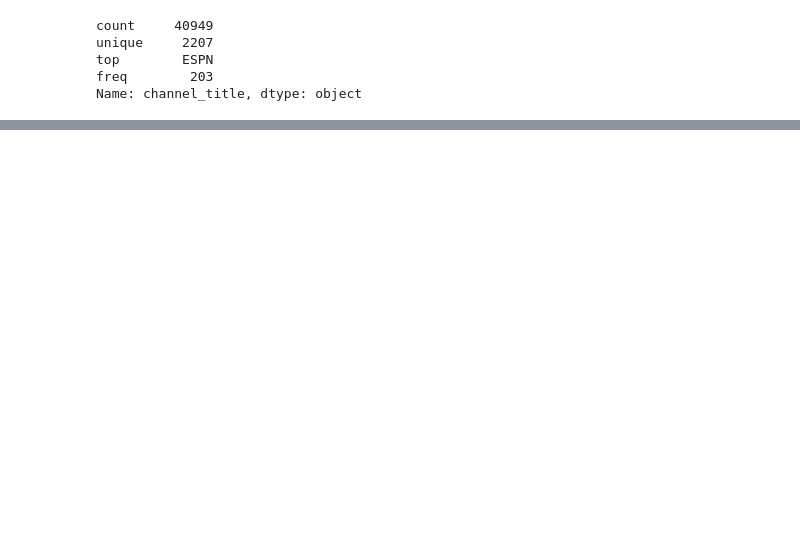
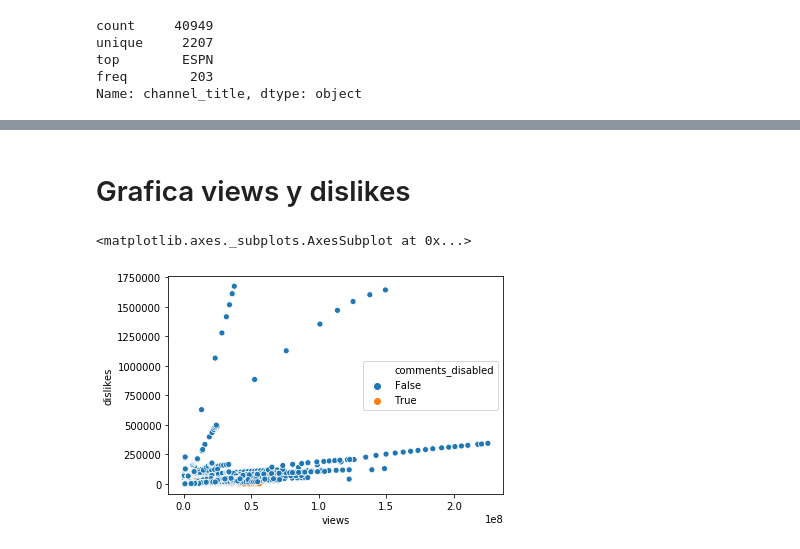
Before and after one commit to laloolea/pruebas-pandas, a Jupyter notebook: pruebas-youtube.ipynb, the cells around one changed output, grey strips where cells are left out. Saved outputs shown, nothing was run; the diff lists cells and outputs as text; code cells hidden in the pictures; blank space fills up the shorter version.

```diff
--- a/pruebas-youtube.ipynb
+++ b/pruebas-youtube.ipynb
@@ -42,0 +109,7 @@ array(['CaseyNeistat', 'LastWeekTonight', 'Rudy Mancuso', ...,
+# %% [markdown]
+# Grafica views y dislikes
+# %%
+sns.scatterplot(x=reviews['views'], y=reviews['dislikes'], hue=reviews['comments_disabled'])
+# %% [output]
+<matplotlib.axes._subplots.AxesSubplot at 0x...>
+[figure, added]
```
Also changed, not shown: parts of 15 cells of this notebook, 2 other files.
